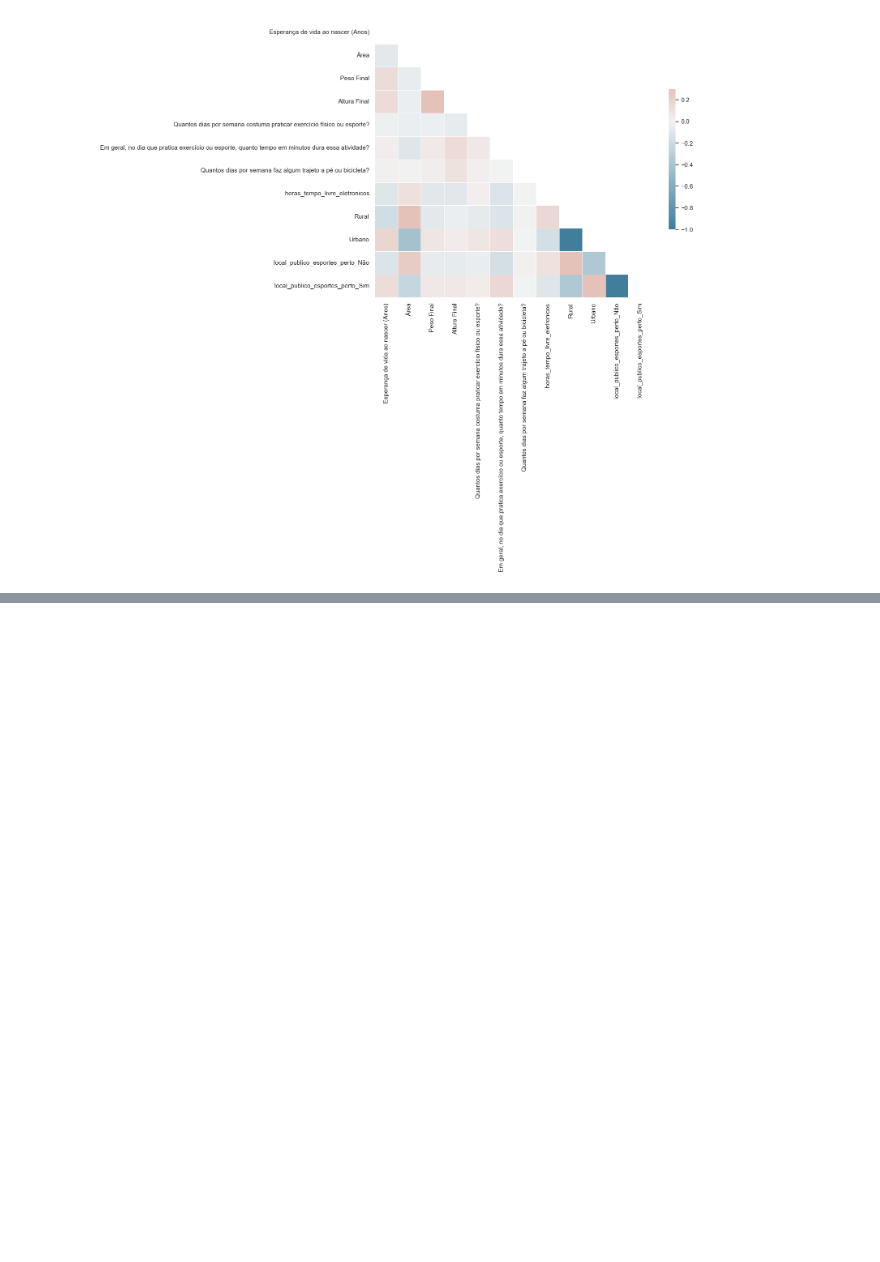
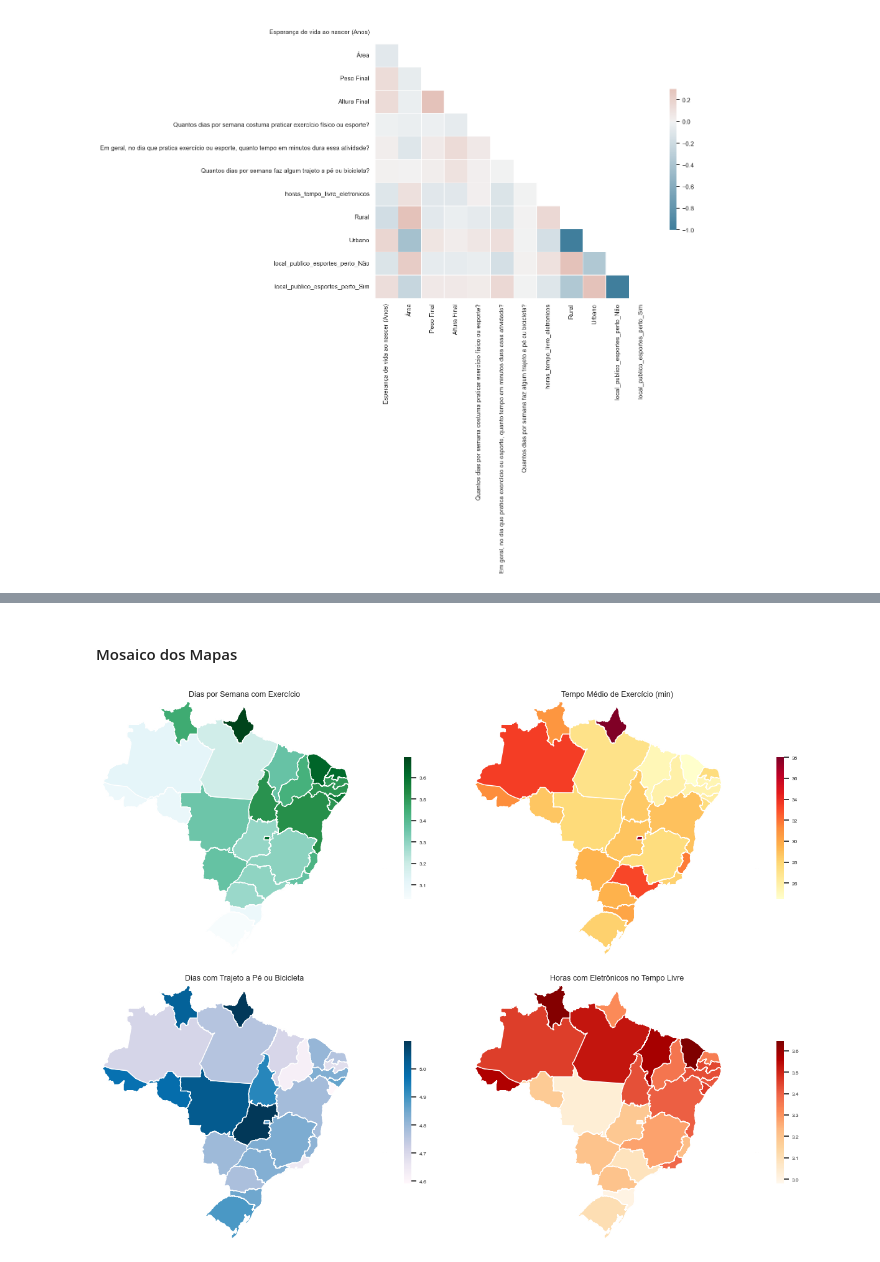
Before and after one commit to maafinotti/TCC-PNS, a Jupyter notebook: PNS_exercicio_fisico.ipynb, the cells around one changed output, grey strips where cells are left out. Saved outputs shown, nothing was run; the diff lists cells and outputs as text; code cells hidden in the pictures; blank space fills up the shorter version.

```diff
--- a/PNS_exercicio_fisico.ipynb
+++ b/PNS_exercicio_fisico.ipynb
@@ -119,0 +267,45 @@ sns.heatmap(corr, mask=mask, cmap=cmap, vmax=.3, center=0,
+# %% [markdown]
+#### Mosaico dos Mapas
+# %%
+# Layout 2x2
+fig, axes = plt.subplots(2,2, figsize=(11.7, 8.3))
+
+# Lista com os dados: (dataframe, coluna, título, colormap)
+graficos = [
+    (qtd_dias_esporte.reset_index(), 'Quantos dias por semana costuma praticar exercício físico ou esporte?', 'Dias por Semana com Exercício', 'BuGn'),
+    (tempo_exercicio.reset_index(), 'Em geral, no dia que pratica exercício ou esporte, quanto tempo em minutos dura essa atividade?', 'Tempo Médio de Exercício (min)', 'YlOrRd'),
+    (trajeto_pe_bicipleta.reset_index(), 'Quantos dias por semana faz algum trajeto a pé ou bicicleta?', 'Dias com Trajeto a Pé ou Bicicleta', 'PuBu'),
+    (horas_tempo_livre_eletronicos.reset_index(), 'horas_tempo_livre_eletronicos', 'Horas com Eletrônicos no Tempo Livre', 'OrRd')
+]
+
+# Geração dos mapas
+for ax, (df, coluna, titulo, cmap) in zip(axes.flat, graficos):
+    mapa = malha.join(df.set_index('UF'))
+    mapa.plot(
+        column=coluna,
+        ax=ax,
+        cmap=cmap,
+        legend=True,
+        legend_kwds={
+            'shrink': 0.5,
+            'orientation': 'vertical'
+        }
+    )
+
+    ax.set_title(titulo, fontsize=9)
+    ax.axis('off')
+
+    # Ajuste da legenda
+    cbar = ax.get_figure().axes[-1]
+    cbar.tick_params(labelsize=6)
+    for spine in cbar.spines.values():
+        spine.set_visible(False)
+
+    ax.margins(0)
+
+# Ajustes gerais de layout
+plt.subplots_adjust(left=0, right=1, top=1.1, bottom=0, wspace=0.05, hspace=0)
+# plt.savefig('imagens/mapas_atividade_fisica.pdf', transparent=True)
+plt.show()
+# %% [output]
+[figure, added]
```
Also changed, not shown: parts of 25 cells of this notebook, 7 other files.
